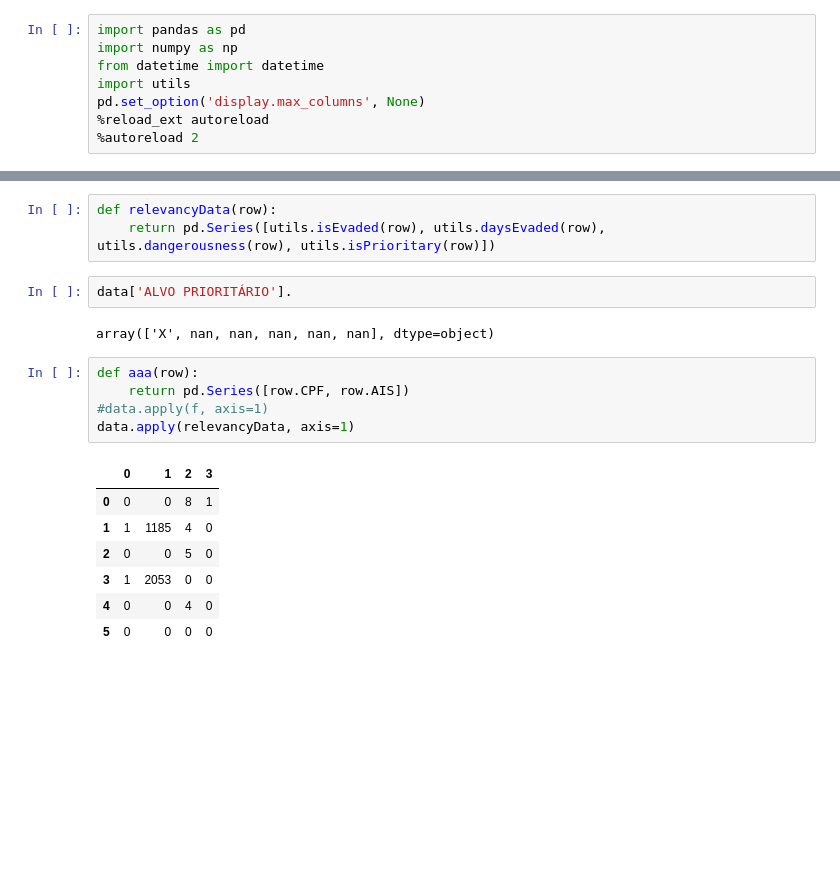
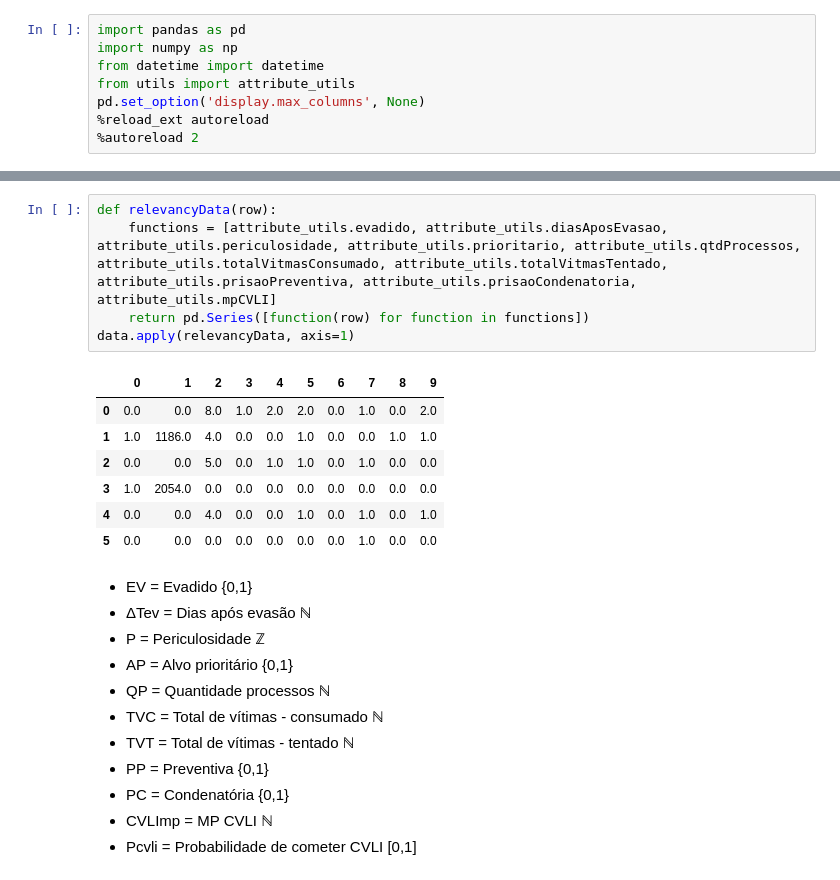
Before and after one commit to aldo-fsm/projeto-IA-2018.2-SDS, a Jupyter notebook: notebook.ipynb, the cells around one changed output, grey strips where cells are left out. Saved outputs shown, nothing was run; the diff lists cells and outputs as text; blank space fills up the shorter version.

```diff
--- a/notebook.ipynb
+++ b/notebook.ipynb
@@ -2,7 +2,7 @@
 import pandas as pd
 import numpy as np
 from datetime import datetime
-import utils
+from utils import attribute_utils
 pd.set_option('display.max_columns', None)
 %reload_ext autoreload
 %autoreload 2
@@ -17,23 +17,28 @@ data
 | 3 | 2007 | NaN | EVADIDOS | EVADIDOS | 157 § 2, 157 §2, 14 | NaN | WWWWWWW WW WWW WWWWWW | MIDIEL | ... |
 | 4 | 2013 | JUNHO | 07 - SERTÃO 1 | 19 | 121 C/C 14-CPB | NaN | XXXXXX XXXXXX XX/WWW XXXXXX XX/UU... | N/I | ... |
 | 5 | 2013 | ABRIL | 07 - SERTÃO 1 | 21 | ART. 121 § 2º, I e IV | NaN | AAAAAAAAAA AA AAAAAA AAAAAAA | ABEL | ... |
-# %%
-def relevancyData(row):
-    return pd.Series([utils.isEvaded(row), utils.daysEvaded(row), utils.dangerousness(row), utils.isPrioritary(row)])
-# %%
-data['ALVO PRIORITÁRIO'].
-# %% [output]
-array(['X', nan, nan, nan, nan, nan], dtype=object)
-# %%
-def aaa(row):
-    return pd.Series([row.CPF, row.AIS])
-#data.apply(f, axis=1)
-data.apply(relevancyData, axis=1)
-# %% [output]
-|  | 0 | 1 | 2 | 3 |
-| 0 | 0 | 0 | 8 | 1 |
-| 1 | 1 | 1185 | 4 | 0 |
-| 2 | 0 | 0 | 5 | 0 |
-| 3 | 1 | 2053 | 0 | 0 |
-| 4 | 0 | 0 | 4 | 0 |
-| 5 | 0 | 0 | 0 | 0 |
+# %%
+def relevancyData(row):
+    functions = [attribute_utils.evadido, attribute_utils.diasAposEvasao, attribute_utils.periculosidade, attribute_utils.prioritario, attribute_utils.qtdProcessos, attribute_utils.totalVitmasConsumado, attribute_utils.totalVitmasTentado, attribute_utils.prisaoPreventiva, attribute_utils.prisaoCondenatoria, attribute_utils.mpCVLI]
+    return pd.Series([function(row) for function in functions])
+data.apply(relevancyData, axis=1)
+# %% [output]
+|  | 0 | 1 | 2 | 3 | 4 | 5 | 6 | 7 | 8 | 9 |
+| 0 | 0.0 | 0.0 | 8.0 | 1.0 | 2.0 | 2.0 | 0.0 | 1.0 | 0.0 | 2.0 |
+| 1 | 1.0 | 1186.0 | 4.0 | 0.0 | 0.0 | 1.0 | 0.0 | 0.0 | 1.0 | 1.0 |
+| 2 | 0.0 | 0.0 | 5.0 | 0.0 | 1.0 | 1.0 | 0.0 | 1.0 | 0.0 | 0.0 |
+| 3 | 1.0 | 2054.0 | 0.0 | 0.0 | 0.0 | 0.0 | 0.0 | 0.0 | 0.0 | 0.0 |
+| 4 | 0.0 | 0.0 | 4.0 | 0.0 | 0.0 | 1.0 | 0.0 | 1.0 | 0.0 | 1.0 |
+| 5 | 0.0 | 0.0 | 0.0 | 0.0 | 0.0 | 0.0 | 0.0 | 1.0 | 0.0 | 0.0 |
+# %% [markdown]
++ EV = Evadido {0,1}
++ ΔTev = Dias após evasão ℕ
++ P = Periculosidade ℤ
++ AP = Alvo prioritário {0,1}
++ QP = Quantidade processos ℕ
++ TVC = Total de vítimas - consumado ℕ
++ TVT = Total de vítimas - tentado ℕ
++ PP = Preventiva {0,1}
++ PC = Condenatória {0,1}
++ CVLImp = MP CVLI ℕ
++ Pcvli = Probabilidade de cometer CVLI [0,1]
```
Also changed, not shown: parts of 3 cells of this notebook, 4 other files.
